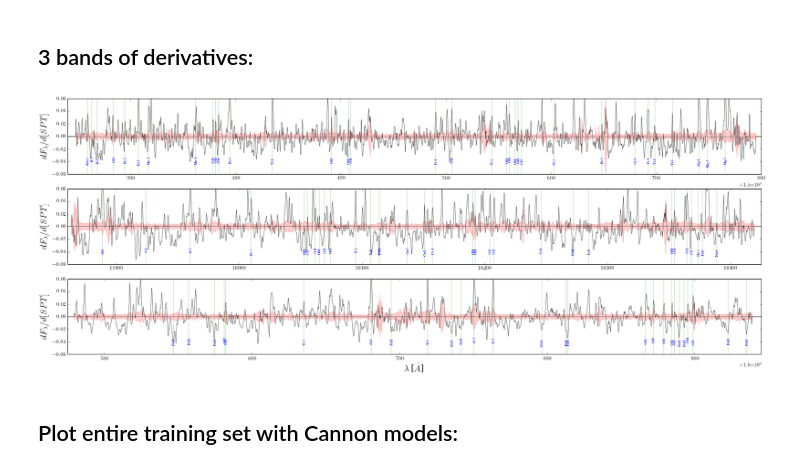
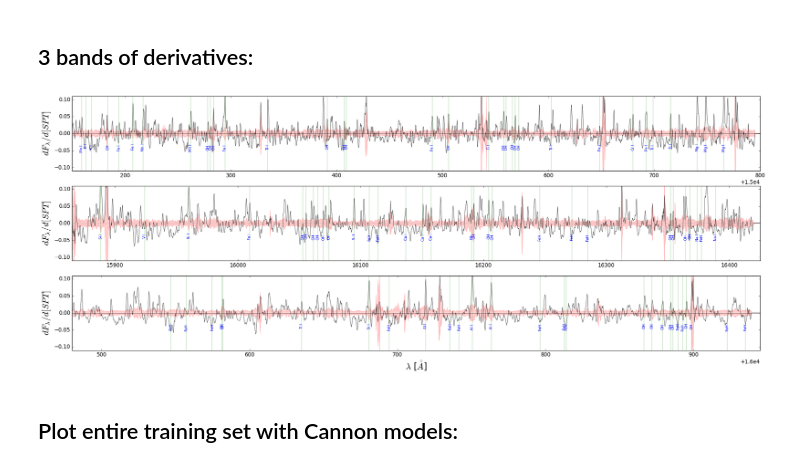
Before and after one commit to jbirky/Mdwarf_project, a Jupyter notebook: cannon_runs/west/run_cannon.ipynb, the cells around one changed output. Drawn from its saved outputs; the diff is of its cells as text; code cells hidden in the pictures.

```diff
--- a/cannon_runs/west/run_cannon.ipynb
+++ b/cannon_runs/west/run_cannon.ipynb
@@ -24,8 +24,8 @@ AP_PATH = os.environ['APOGEE_DATA']
 line_list = ap.lines
 line_names = line_list.keys()
 # %%
-dfile = AP_PATH + '/training_sets/west_sample_96/'
-rfile = '../train_ref/west_ref_labels_96.csv'
+dfile = AP_PATH + '/training_sets/west_sample_cut/'
+rfile = '../train_ref/west_ref_labels.csv'
 
 ids, wl, tr_flux, tr_ivar = apogee.load_spectra(dfile)
 tr_ID = np.array([x.split('2-')[1].split('.fits')[0] for x in ids])
@@ -178,6 +180,6 @@ plt.show()
 # %%
 N = tr_label.shape[0]
-coeff_n = np.array([np.load('cross_validation/model_coeff_'+str(i)+'.npy') for i in range(N)])
+coeff_n = np.array([np.load('cross_validation/model_coeff/model_coeff_'+str(i)+'.npy') for i in range(N)])
 coeff_full = np.load('cross_validation/model_coeff_fullset.npy')
 
 def jackknife(l,m):
@@ -273,35 +275,35 @@ ax3.set_ylabel(r'$dF_{\lambda}/d[SPT]$', fontsize=20)
 ax3.set_xlabel(r'$\lambda$ [$\mathring{A}$]', fontsize=20)
 ax3.set_xlim(bands[2])
 
 xrange = [ds.wl[0], ds.wl[1]]
 yrange = [min(md.coeffs.T[k]), max(md.coeffs.T[k])]
 
 for lines in line_names:
     for feature in line_list[lines]:
 
         # determine position of the line and label based on pixel of the spectrum
         xpos = min(wave, key=lambda x:abs(x - feature))
         index = list(wave).index(xpos)
         ypos = flux[index]
 
         if (feature >= bands[0][0]) & (feature <= bands[0][1]):
             ax1.axvline(x=feature, ymin=-1, ymax=1, linewidth=.3, color='g')
             ax1.text(feature, -.04+np.random.uniform(-.002,.002), lines, rotation=90, ha='center', color='b', fontsize=8)
 
         elif (feature >= bands[1][0]) & (feature <= bands[1][1]):
             ax2.axvline(x=feature, ymin=-1, ymax=1, linewidth=.3, color='g')
             ax2.text(feature, -.04+np.random.uniform(-.002,.002), lines, rotation=90, ha='center', color='b', fontsize=8)
 
         elif (feature >= bands[2][0]) & (feature <= bands[2][1]):
             ax3.axvline(x=feature, ymin=-1, ymax=1, linewidth=.3, color='g')
             ax3.text(feature, -.04+np.random.uniform(-.002,.002), lines, rotation=90, ha='center', color='b', fontsize=8)
 
 
-plt.ylim(-.06,.06)
+plt.ylim(-.11,.11)
 plt.savefig('results/derivative_jackknife_spt.png')
 plt.show()
 # %% [output]
-[figure, old version]
+[figure, new version]
 # %% [markdown]
 ## Plot entire training set with Cannon models:
 # %%
```
Also changed, not shown: parts of 12 cells of this notebook, 3 other files.
